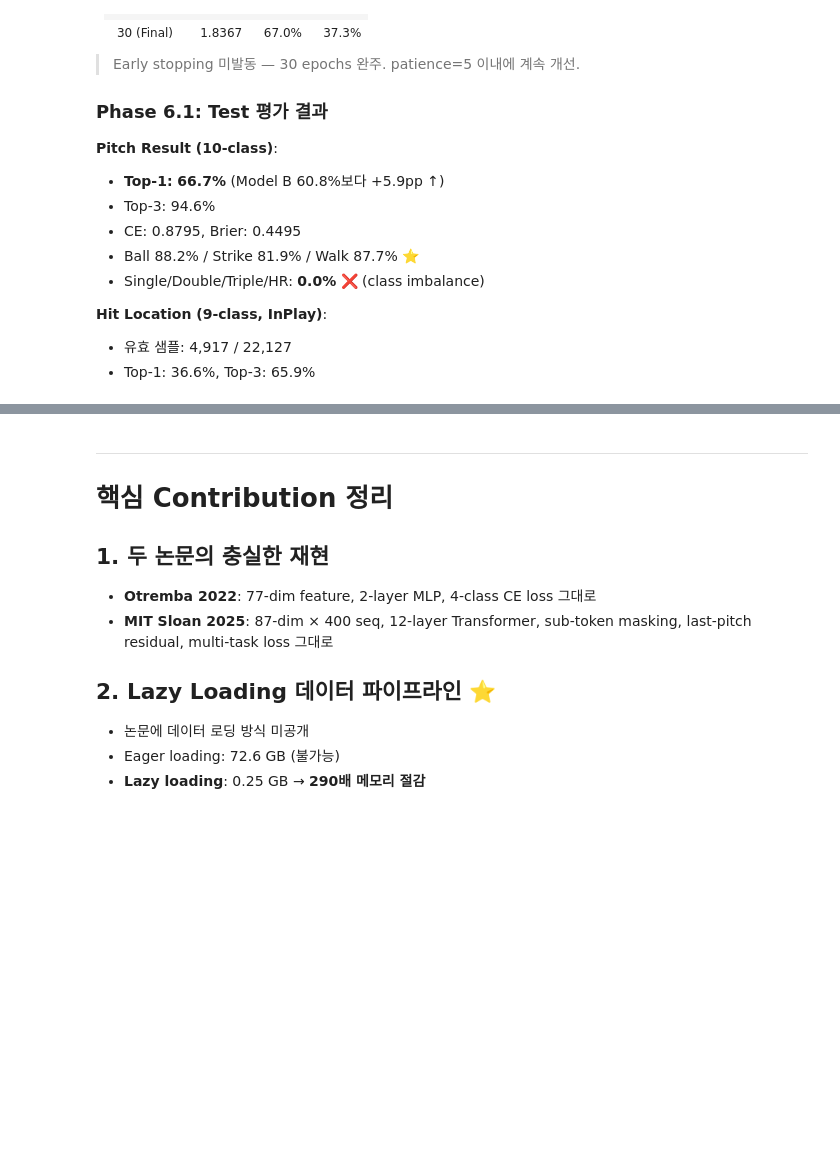
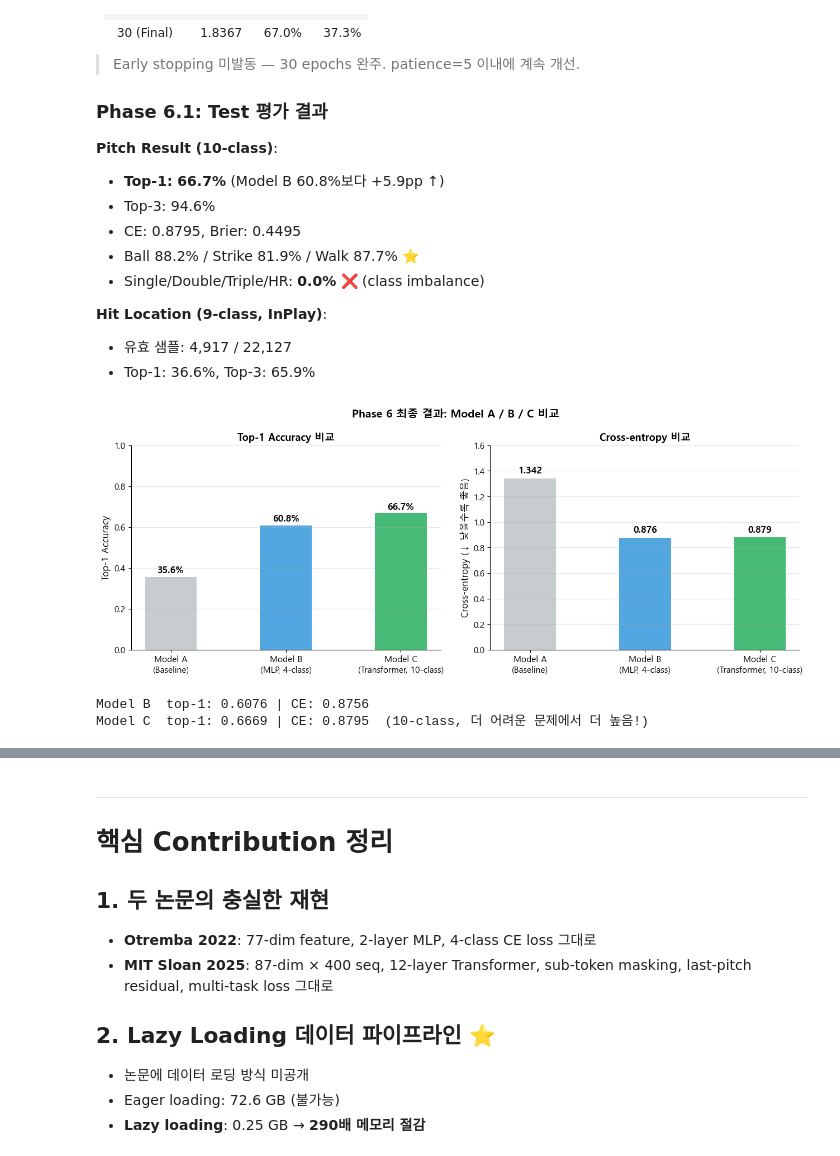
Before and after one commit to Pitcheezy/transition-models, a Jupyter notebook: notebooks/00_project_journey.ipynb, the cells around one changed output, grey strips where cells are left out. Cells and saved outputs as stored; diff of their text form; code cells hidden in the pictures; blank space fills up the shorter version.

```diff
--- a/notebooks/00_project_journey.ipynb
+++ b/notebooks/00_project_journey.ipynb
@@ -446,3 +449,59 @@ print(f'시간 감소: 38시간 → 5시간 ({38*60/(10*30):.1f}배 ↓)')
 **Hit Location (9-class, InPlay)**:
 - 유효 샘플: 4,917 / 22,127
 - Top-1: 36.6%, Top-3: 65.9%
+# %%
+# Phase 6 핵심 결과: Model B vs Model C 비교 (실제 evaluation 데이터)
+import numpy as np
+import matplotlib.pyplot as plt
+
+plt.rcParams['font.family'] = 'Malgun Gothic'
+plt.rcParams['axes.unicode_minus'] = False
+
+data_b = np.load('../outputs/evaluation_b.npz', allow_pickle=True)
+data_c = np.load('../outputs/evaluation_c.npz', allow_pickle=True)
+
+models = ['Model A\n(Baseline)', 'Model B\n(MLP, 4-class)', 'Model C\n(Transformer, 10-class)']
+top1 = [
+    float(data_b['baseline_empirical_top_1']),
+    float(data_b['top_1']),
+    float(data_c['top_1_pr']),
+]
+ce = [
+    float(data_b['baseline_empirical_ce']),
+    float(data_b['ce']),
+    float(data_c['ce_pr']),
+]
+colors = ['#bdc3c7', '#3498db', '#27ae60']
+
+fig, axes = plt.subplots(1, 2, figsize=(13, 5))
+
+# Top-1
+bars = axes[0].bar(models, top1, color=colors, alpha=0.85, width=0.45)
+axes[0].set_ylim(0, 1.0)
+axes[0].set_ylabel('Top-1 Accuracy', fontsize=12)
+axes[0].set_title('Top-1 Accuracy 비교', fontsize=13, fontweight='bold')
+for bar, v in zip(bars, top1):
+    axes[0].text(bar.get_x() + bar.get_width()/2, v + 0.02,
+                f'{v:.1%}', ha='center', fontsize=12, fontweight='bold')
+axes[0].grid(True, alpha=0.3, axis='y')
+
+# CE
+bars2 = axes[1].bar(models, ce, color=colors, alpha=0.85, width=0.45)
+axes[1].set_ylabel('Cross-entropy (↓ 낮을수록 좋음)', fontsize=12)
+axes[1].set_title('Cross-entropy 비교', fontsize=13, fontweight='bold')
+axes[1].set_ylim(0, 1.6)
+for bar, v in zip(bars2, ce):
+    axes[1].text(bar.get_x() + bar.get_width()/2, v + 0.04,
+                f'{v:.3f}', ha='center', fontsize=12, fontweight='bold')
+axes[1].grid(True, alpha=0.3, axis='y')
+
+plt.suptitle('Phase 6 최종 결과: Model A / B / C 비교', fontsize=14, fontweight='bold')
+plt.tight_layout()
+plt.show()
+
+print(f'Model B  top-1: {top1[1]:.4f} | CE: {ce[1]:.4f}')
+print(f'Model C  top-1: {top1[2]:.4f} | CE: {ce[2]:.4f}  (10-class, 더 어려운 문제에서 더 높음!)')
+# %% [output]
+[figure, added]
+Model B  top-1: 0.6076 | CE: 0.8756
+Model C  top-1: 0.6669 | CE: 0.8795  (10-class, 더 어려운 문제에서 더 높음!)
```
Also changed, not shown: parts of 3 cells of this notebook, 3 other files.
